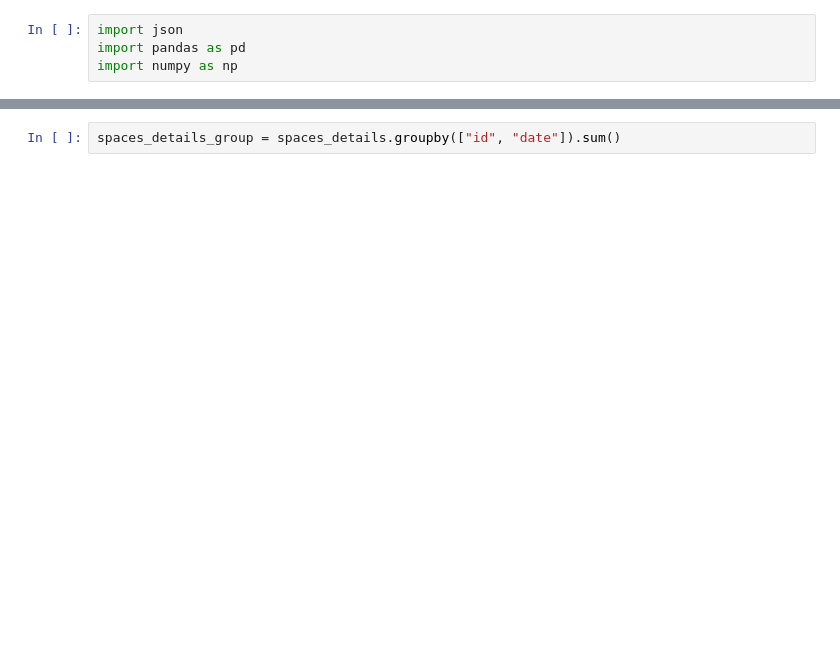
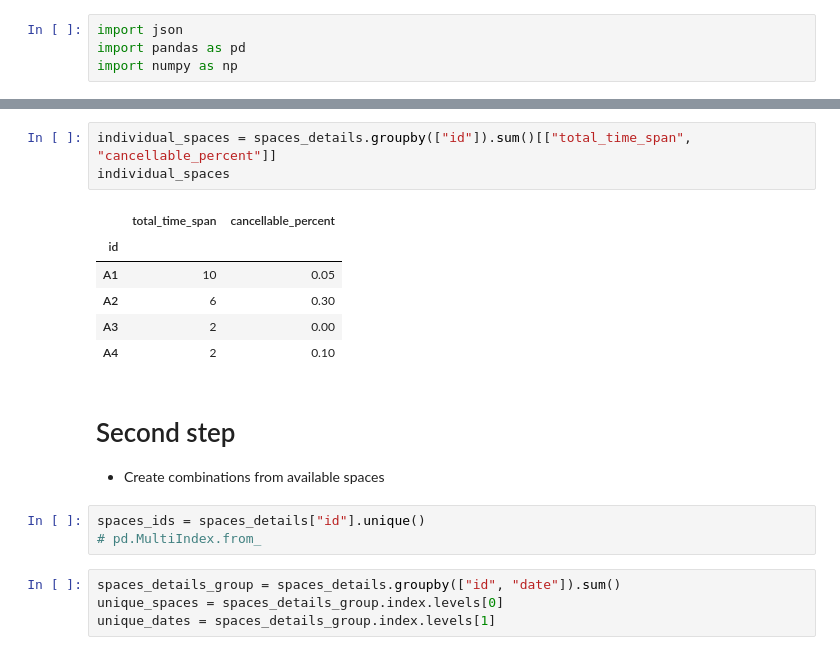
Before and after one commit to Nicola-Ibrahim/Ranking-system, a Jupyter notebook: ranking/notebooks/json.ipynb, the cells around one changed output, grey strips where cells are left out. Cells and saved outputs as stored; diff of their text form; blank space fills up the shorter version.

```diff
--- a/ranking/notebooks/json.ipynb
+++ b/ranking/notebooks/json.ipynb
@@ -84,2 +97,21 @@ spaces_details = spaces_details.apply(encode, axis=1)
 # %%
-spaces_details_group = spaces_details.groupby(["id", "date"]).sum()
+individual_spaces = spaces_details.groupby(["id"]).sum()[["total_time_span", "cancellable_percent"]]
+individual_spaces
+# %% [output]
+|  | total_time_span | cancellable_percent |
+| id |  |  |
+| A1 | 10 | 0.05 |
+| A2 | 6 | 0.30 |
+| A3 | 2 | 0.00 |
+| A4 | 2 | 0.10 |
+# %% [markdown]
+# Second step
+
+- Create combinations from available spaces
+# %%
+spaces_ids = spaces_details["id"].unique()
+# pd.MultiIndex.from_
+# %%
+spaces_details_group = spaces_details.groupby(["id", "date"]).sum()
+unique_spaces = spaces_details_group.index.levels[0]
+unique_dates = spaces_details_group.index.levels[1]
```
Also changed, not shown: parts of 16 cells of this notebook.
